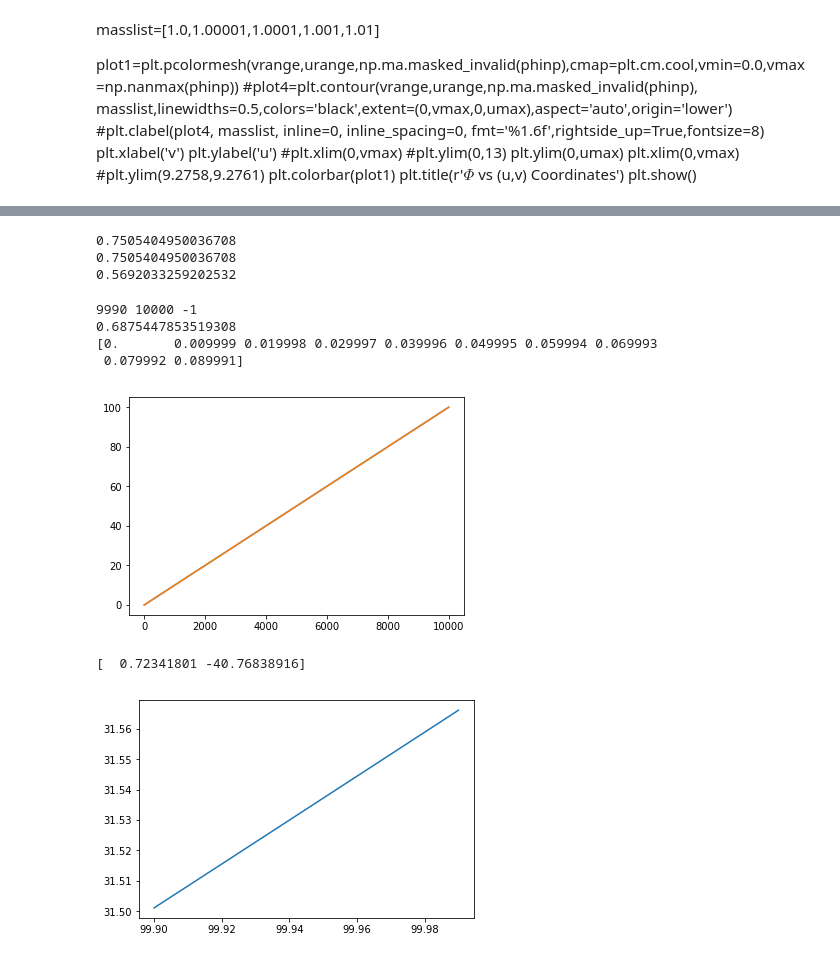
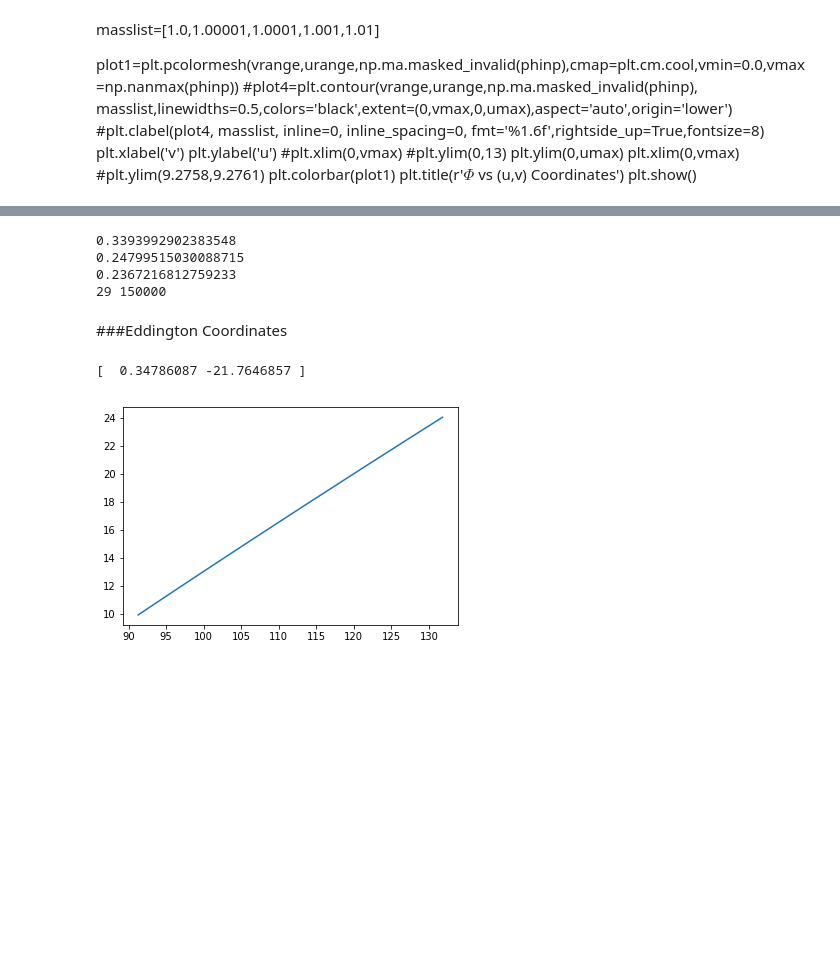
Before and after one commit to bpiotrzkowski/Double-Null-Code, a Jupyter notebook: Mass-Scalar Field Analyzer.ipynb, the cells around one changed output, grey strips where cells are left out. Saved outputs shown, nothing was run; the diff lists cells and outputs as text; code cells hidden in the pictures; blank space fills up the shorter version.

```diff
--- a/Mass-Scalar Field Analyzer.ipynb
+++ b/Mass-Scalar Field Analyzer.ipynb
@@ -486,49 +462,48 @@ print(kappa(fr,rminus,M,Q,Lambda)-kappa(fr,rcosm,M,Q,Lambda))
 ###High Q-regime
 print(kappa(fr,rminus,M,Q,Lambda)-kappa(fr,rplus,M,Q,Lambda))
 
-
+print(Nu,Nv)
 #print(kappa(fr,rcosm,M,Q,Lambda)-kappa(fr,rplus,M,Q,Lambda))
 #print(2*kappa(fr,rminus,M,Q,Lambda)-kappa(fr,rplus,M,Q,Lambda)-kappa(fr,rcosm,M,Q,Lambda))
 # %% [output]
-0.7505404950036708
-0.7505404950036708
-0.5692033259202532
+0.3393992902383548
+0.24799515030088715
+0.2367216812759233
+29 150000
+# %% [markdown]
+###Eddington Coordinates
 # %%
-v1=Nv-10
-v2=Nv
+v1=45000#Nv-90000
+v2=65000#-20000
 u3=-1
 u4=0
-print(v1,v2,u3)
-print(rnp[u3][v1])
+#print(v1,v2,u3)
+#print(rnp[u3][v1])
 
 
 vmaxh=vmax
+dr0v=(rnp[0,1]-rnp[0,0])/dv0
+#print(dr0v)
 
-
-cornp=vmaxh/float(Nv)*np.full(Nv,1.0)#/(np.roll(np.abs(1-2*massnp[u4]/rnp[u4]+Q**2/rnp[u4]**2-Lambda*(rnp[u4])**2.0/3.0)*np.exp(signp[u4]),1))*np.abs(1-2*massnp[u4][0]/rnp[u4][0]+Q**2/rnp[u4][0]**2-Lambda*(rnp[u4][0])**2.0/3.0)
+cornp=vmaxh/float(Nv)*np.full(Nv,1.0)/dr0v*0.5*np.abs(1-2*massnp[u4][0]/rnp[u4][0]+Q**2/rnp[u4][0]**2-Lambda*(rnp[u4][0])**2.0/3.0)
 vrange2=np.cumsum(cornp)-cornp[0]
 
-print(vrange2[0:10])#-vrange2[0:10])
+#print(vrange2[0:10])#-vrange2[0:10])
 
-plt.plot(vrange)
-plt.plot(vrange2)
-plt.show()
+#plt.plot(vrange)
+#plt.plot(vrange2)
+#plt.show()
 
 #print(vrange2)
 
-print(np.polyfit(vrange[v1:v2],np.log(np.abs(massnp[u3][v1:v2])),1.0))#/signp[u3][v1])#*32/rnp[u3][v1]*np.exp(-rnp[u3][v1]/2))
+print(np.polyfit(vrange2[v1:v2],np.log(np.abs(massnp[u3][v1:v2])),1.0))#/signp[u3][v1])#*32/rnp[u3][v1]*np.exp(-rnp[u3][v1]/2))
 #plt.plot(vrange[v1:v2],massnp[u3][v1:v2])
 #plt.plot(vrange[v1:v2],np.log(massnp[u3][v1:v2]),'--')
-plt.plot(vrange[v1:v2],np.log(np.abs(massnp[u3][v1:v2])))
+plt.plot(vrange2[v1:v2],np.log(np.abs(massnp[u3][v1:v2])))
 plt.show()
 # %% [output]
-9990 10000 -1
-0.6875447853519308
-[0.       0.009999 0.019998 0.029997 0.039996 0.049995 0.059994 0.069993
- 0.079992 0.089991]
+[  0.34786087 -21.7646857 ]
-[figure, old version]
+[figure, new version]
-[  0.72341801 -40.76838916]
-[figure, removed]
 # %%
 plt.plot(vrange,np.abs(np.exp(signp[u4])/(32*massnp[u4]**3.0/rnp[u4]*np.exp(-rnp[u4]/(2*massnp[u4])))))
 plt.yscale('log')
```
Also changed, not shown: parts of 15 cells of this notebook, 2 other files.
